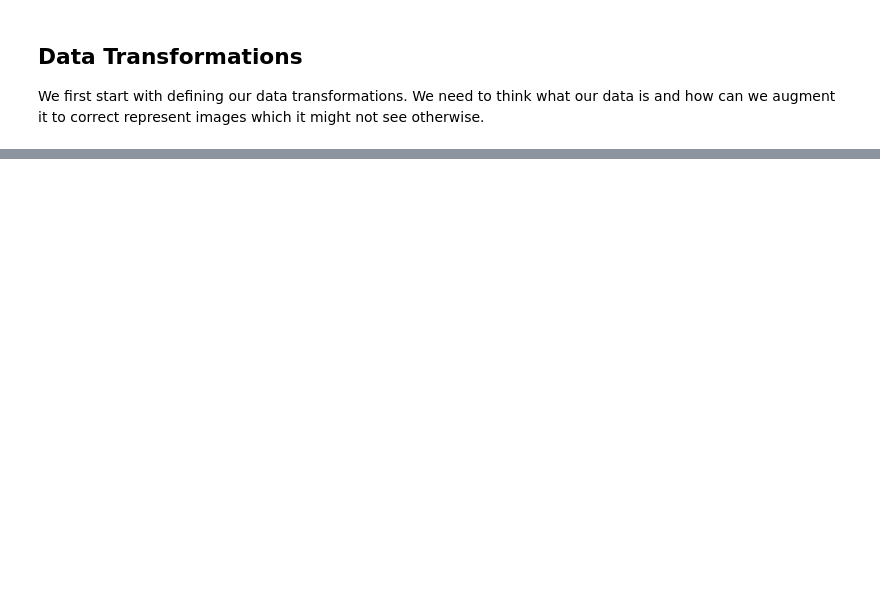
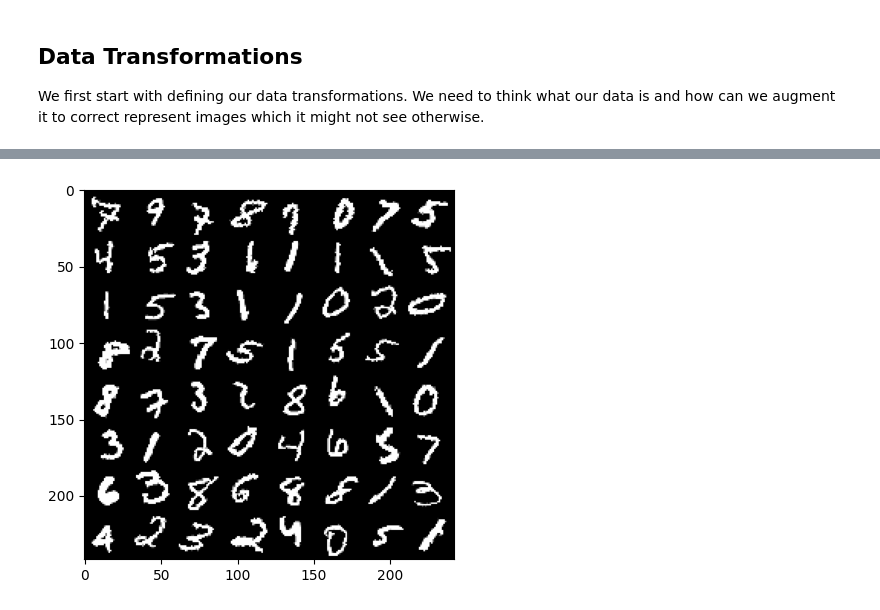
Before and after one commit to aakashvardhan/s7-in-depth-practice, a Jupyter notebook: notebooks/mnist_statistic.ipynb, the cells around one changed output, grey strips where cells are left out. Saved outputs shown, nothing was run; the diff lists cells and outputs as text; code cells hidden in the pictures; blank space fills up the shorter version.

```diff
--- a/notebooks/mnist_statistic.ipynb
+++ b/notebooks/mnist_statistic.ipynb
@@ -12,8 +15,9 @@ We first start with defining our data transformations. We need to think what our
 # %%
 # Train Phase transformations
 train_transforms = transforms.Compose([
+                                      transforms.Resize((28, 28)),
+                                      transforms.RandomAffine(degrees=20, translate=(0.1, 0.1), scale=(0.9, 1.1)),
                                       transforms.ColorJitter(brightness=0.10, contrast=0.1, saturation=0.10, hue=0.1),
-                                       transforms.RandomRotation((-7.0, 7.0), fill=(1,)),
                                        transforms.ToTensor(),
                                        transforms.Normalize((0.1307,), (0.3081,)) # The mean and std have to be sequences (e.g., tuples), therefore you should add a comma after the values.
                                        # Note the difference between (0.1307) and (0.1307,)
@@ -98,0 +33,19 @@ for index in range(1, num_of_images + 1):
+# %%
+# Download and load the training data
+trainset = datasets.MNIST('~/.pytorch/MNIST_data/', download=True, train=True, transform=train_transforms)
+trainloader = torch.utils.data.DataLoader(trainset, batch_size=64, shuffle=True)
+# %%
+def show_batch(batch):
+    im = torchvision.utils.make_grid(batch)
+    plt.imshow(np.transpose(im.numpy(), (1, 2, 0)))
+# %%
+dataiter = iter(trainloader)
+images, labels = next(dataiter)
+
+print('Labels: ', labels)
+print('Batch shape: ', images.size())
+images[0].data.shape
+print(images.data.min())
+print(images.data.max())
+print(images.data.mean())
+print(images.data.std())
@@ -98,0 +61,5 @@ for index in range(1, num_of_images + 1):
+# %%
+classes = np.array(['0', '1', '2', '3', '4', '5', '6', '7', '8', '9'])
+
+show_batch(images)
+# %% [output]
@@ -98,0 +67 @@ for index in range(1, num_of_images + 1):
+[figure, added]
```
Also changed, not shown: parts of 10 cells of this notebook, 3 other files.
